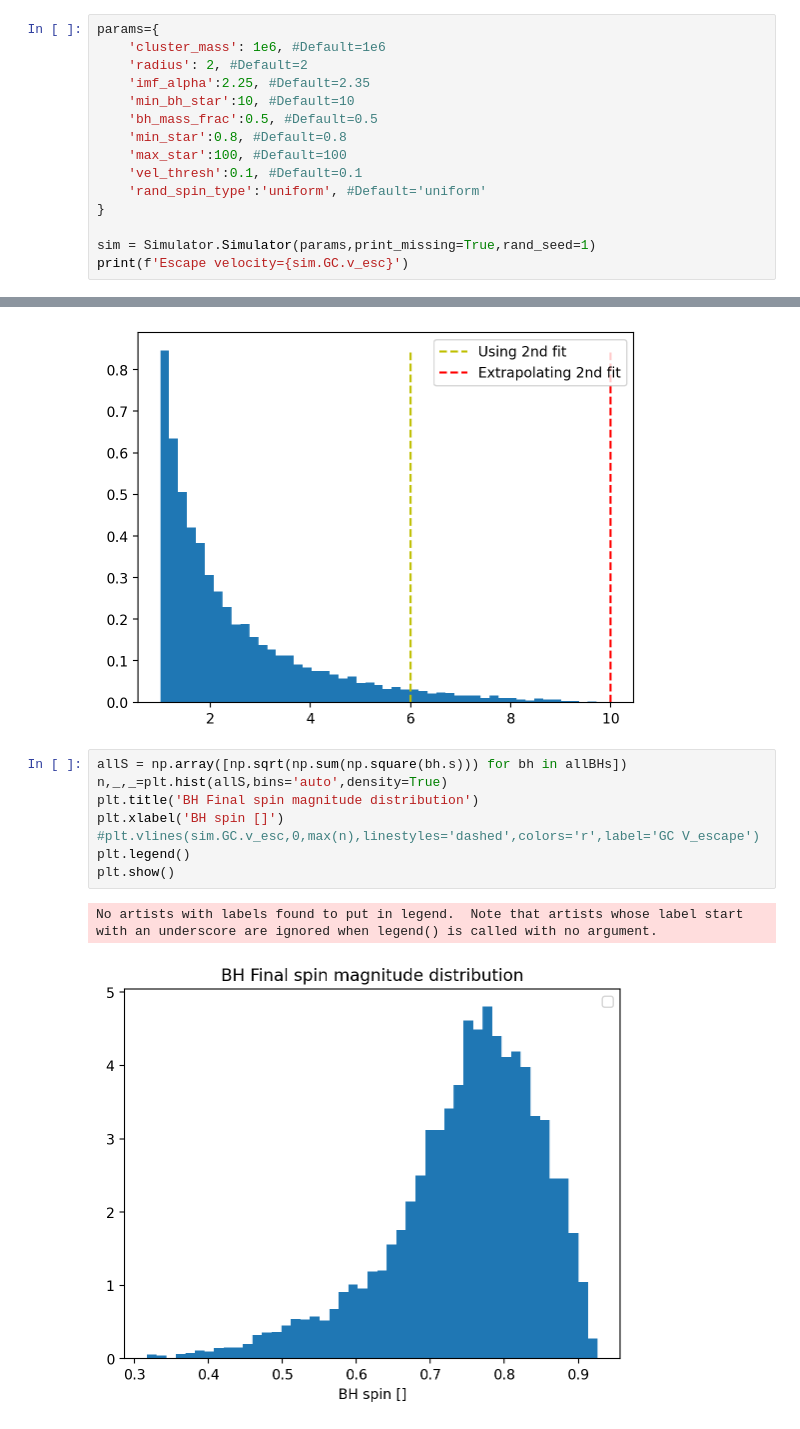
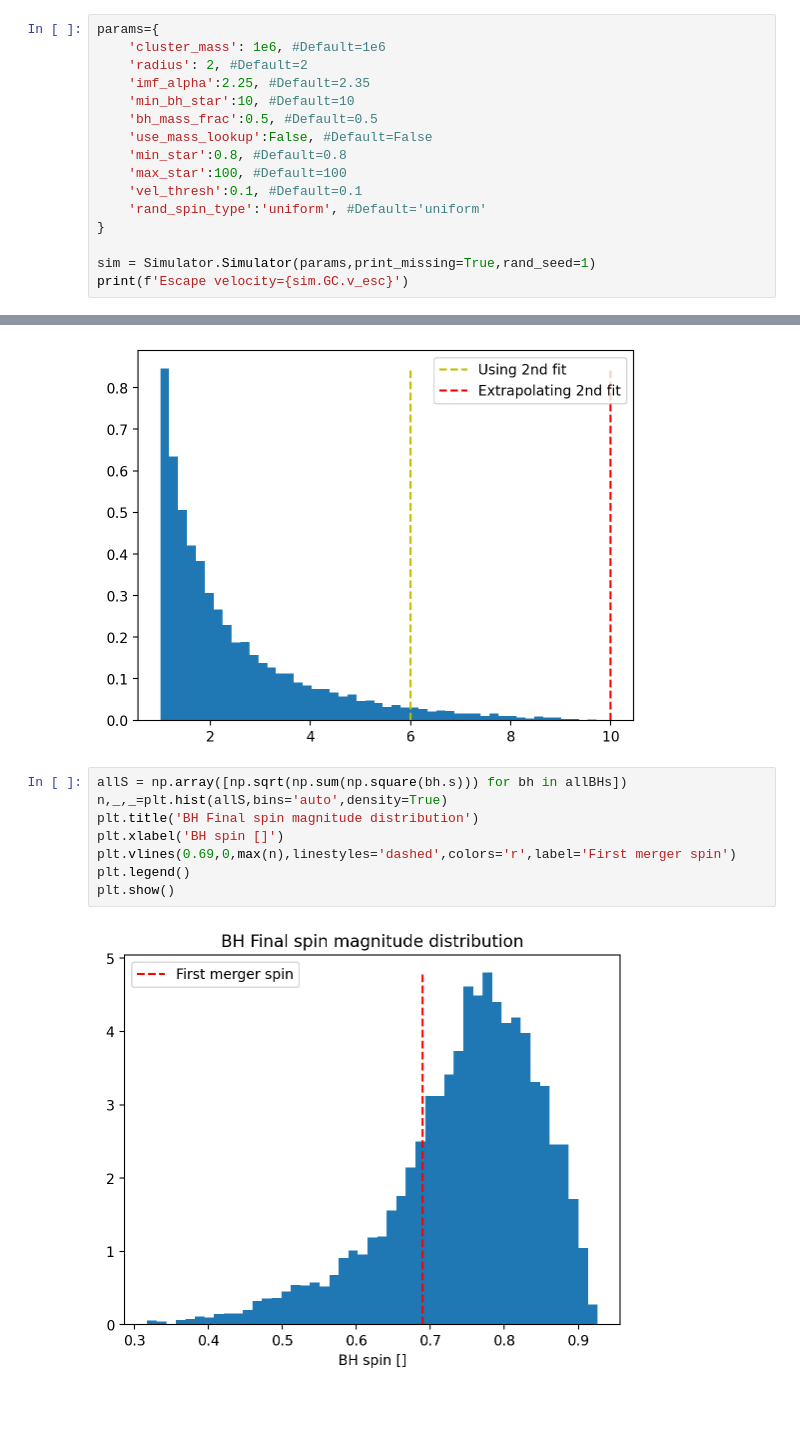
Before and after one commit to GersbachKa/BBH-kick-sim, a Jupyter notebook: [K]Simulator_testing.ipynb, the cells around one changed output, grey strips where cells are left out. Saved outputs shown, nothing was run; the diff lists cells and outputs as text.

```diff
--- a/[K]Simulator_testing.ipynb
+++ b/[K]Simulator_testing.ipynb
@@ -18,6 +21,7 @@ params={
     'imf_alpha':2.25, #Default=2.35
     'min_bh_star':10, #Default=10
     'bh_mass_frac':0.5, #Default=0.5
+    'use_mass_lookup':False, #Default=False
     'min_star':0.8, #Default=0.8
     'max_star':100, #Default=100
     'vel_thresh':0.1, #Default=0.1
@@ -86,14 +115,13 @@ plt.show()
 # %%
 allS = np.array([np.sqrt(np.sum(np.square(bh.s))) for bh in allBHs])
 n,_,_=plt.hist(allS,bins='auto',density=True)
 plt.title('BH Final spin magnitude distribution')
 plt.xlabel('BH spin []')
-#plt.vlines(sim.GC.v_esc,0,max(n),linestyles='dashed',colors='r',label='GC V_escape')
+plt.vlines(0.69,0,max(n),linestyles='dashed',colors='r',label='First merger spin')
 plt.legend()
 plt.show()
 # %% [output]
-No artists with labels found to put in legend.  Note that artists whose label start with an underscore are ignored when legend() is called with no argument.
-[figure, old version]
+[figure, new version]
 # %%
 allBHs.sort(key=lambda b: -b.m)
 for bh in allBHs:
```
Also changed, not shown: parts of 5 cells of this notebook, 2 other files.
